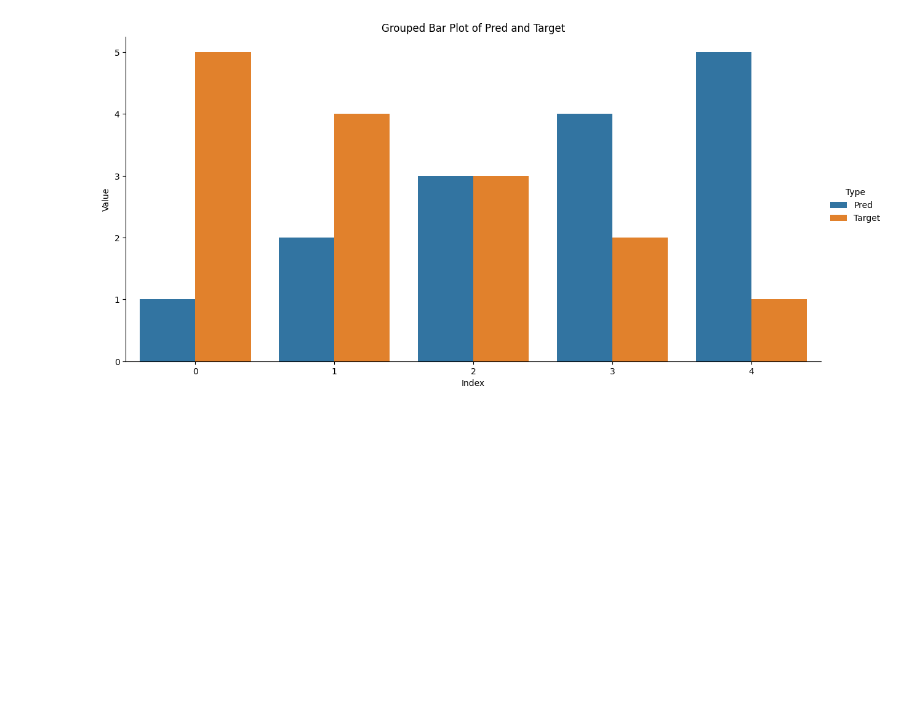
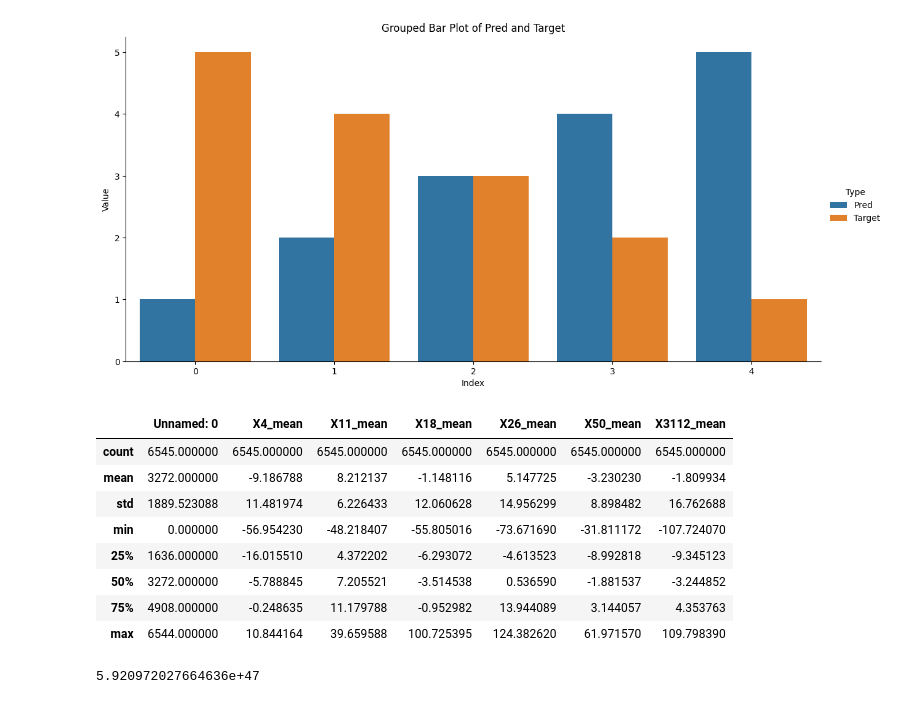
Before and after one commit to nvmandi7/plant-traits-kaggle, a Jupyter notebook: notebooks/view_outputs.ipynb, the cells around one changed output. Drawn from its saved outputs; the diff is of its cells as text; code cells hidden in the pictures; blank space fills up the shorter version.

```diff
--- a/notebooks/view_outputs.ipynb
+++ b/notebooks/view_outputs.ipynb
@@ -151,3 +151,23 @@ plt.title('Grouped Bar Plot of Pred and Target')
 plt.show()
 # %% [output]
 [figure]
+# %%
+# View prediction output
+filename = f"data/outputs/predictions_unprocessed.csv"
+df = pd.read_csv(filename)
+# %%
+df.describe()
+# %% [output]
+|  | Unnamed: 0 | X4_mean | X11_mean | X18_mean | X26_mean | X50_mean | X3112_mean |
+| count | 6545.000000 | 6545.000000 | 6545.000000 | 6545.000000 | 6545.000000 | 6545.000000 | 6545.000000 |
+| mean | 3272.000000 | -9.186788 | 8.212137 | -1.148116 | 5.147725 | -3.230230 | -1.809934 |
+| std | 1889.523088 | 11.481974 | 6.226433 | 12.060628 | 14.956299 | 8.898482 | 16.762688 |
+| min | 0.000000 | -56.954230 | -48.218407 | -55.805016 | -73.671690 | -31.811172 | -107.724070 |
+| 25% | 1636.000000 | -16.015510 | 4.372202 | -6.293072 | -4.613523 | -8.992818 | -9.345123 |
+| 50% | 3272.000000 | -5.788845 | 7.205521 | -3.514538 | 0.536590 | -1.881537 | -3.244852 |
+| 75% | 4908.000000 | -0.248635 | 11.179788 | -0.952982 | 13.944089 | 3.144057 | 4.353763 |
+| max | 6544.000000 | 10.844164 | 39.659588 | 100.725395 | 124.382620 | 61.971570 | 109.798390 |
+# %%
+np.e ** 110
+# %% [output]
+5.920972027664636e+47
```
Also changed, not shown: parts of 1 cell of this notebook, 10 other files.
